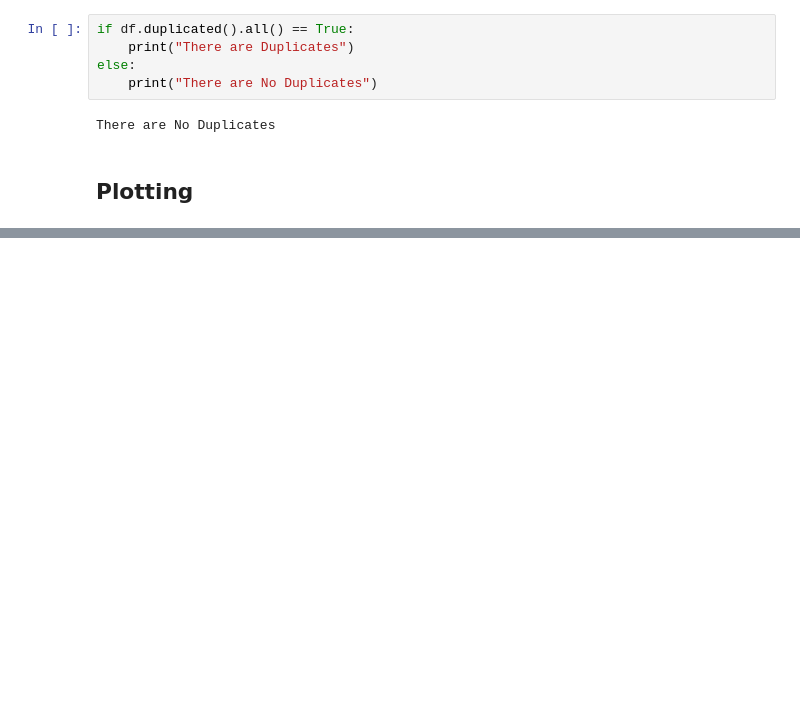
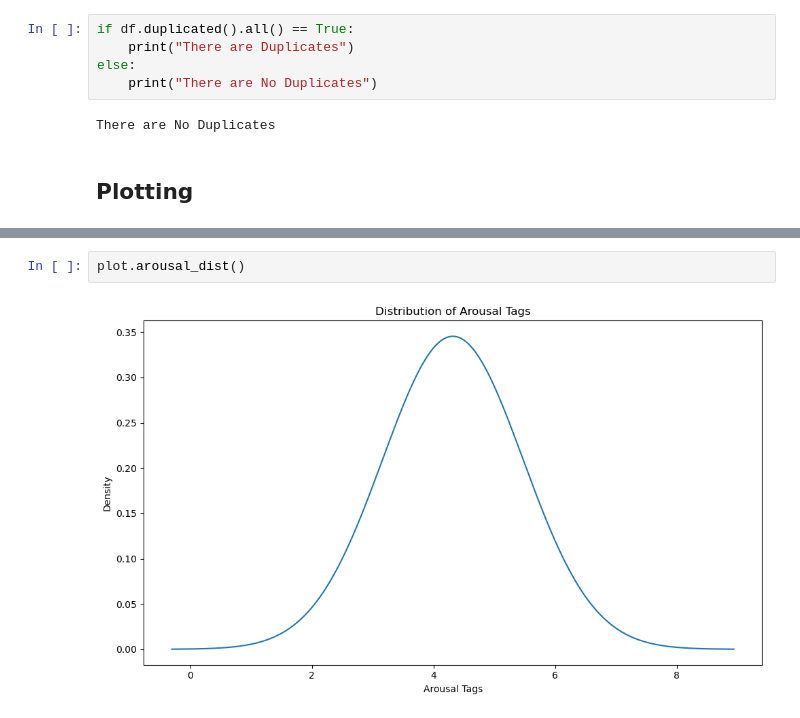
Before and after one commit to AquaJoseph/AuditoryChromaticTransformation, a Jupyter notebook: src/muse/data_anaysis.ipynb, the cells around one changed output, grey strips where cells are left out. Drawn from its saved outputs; the diff is of its cells as text; blank space fills up the shorter version.

```diff
--- a/src/muse/data_anaysis.ipynb
+++ b/src/muse/data_anaysis.ipynb
@@ -85,0 +146,4 @@ class Plot:
+# %%
+plot.arousal_dist()
+# %% [output]
+[figure, added]
```
Also changed, not shown: parts of 5 cells of this notebook.
